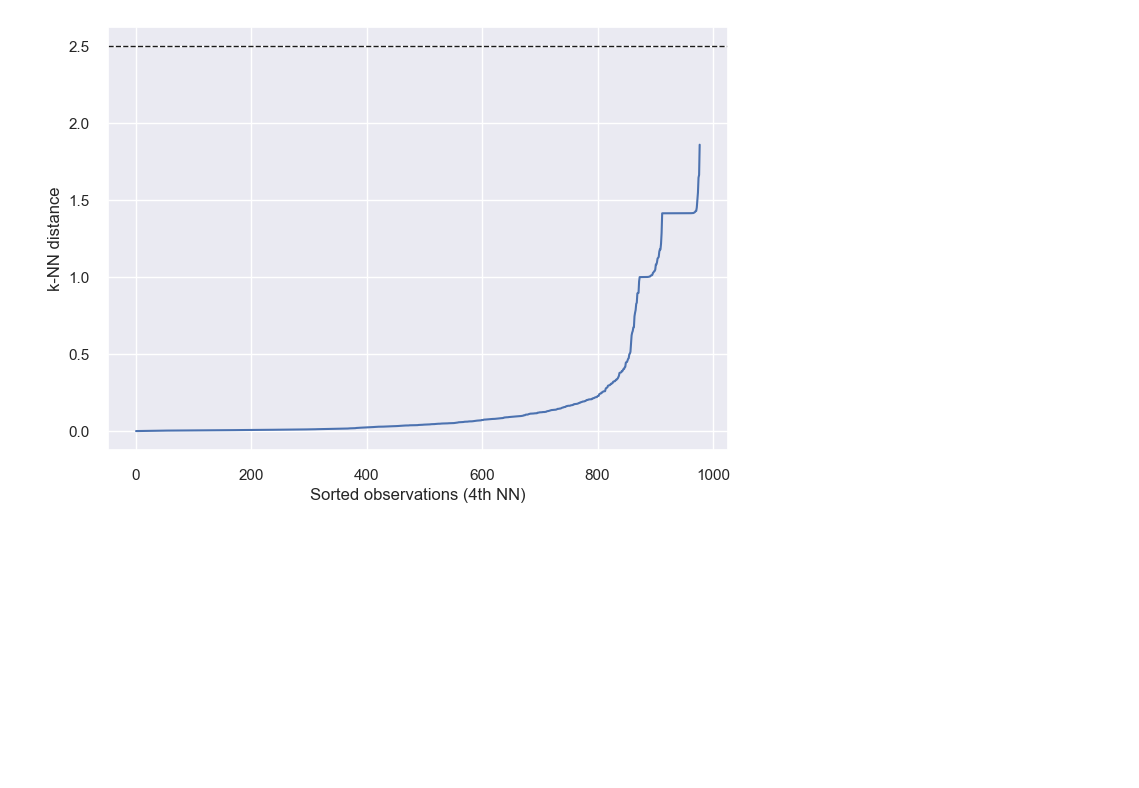
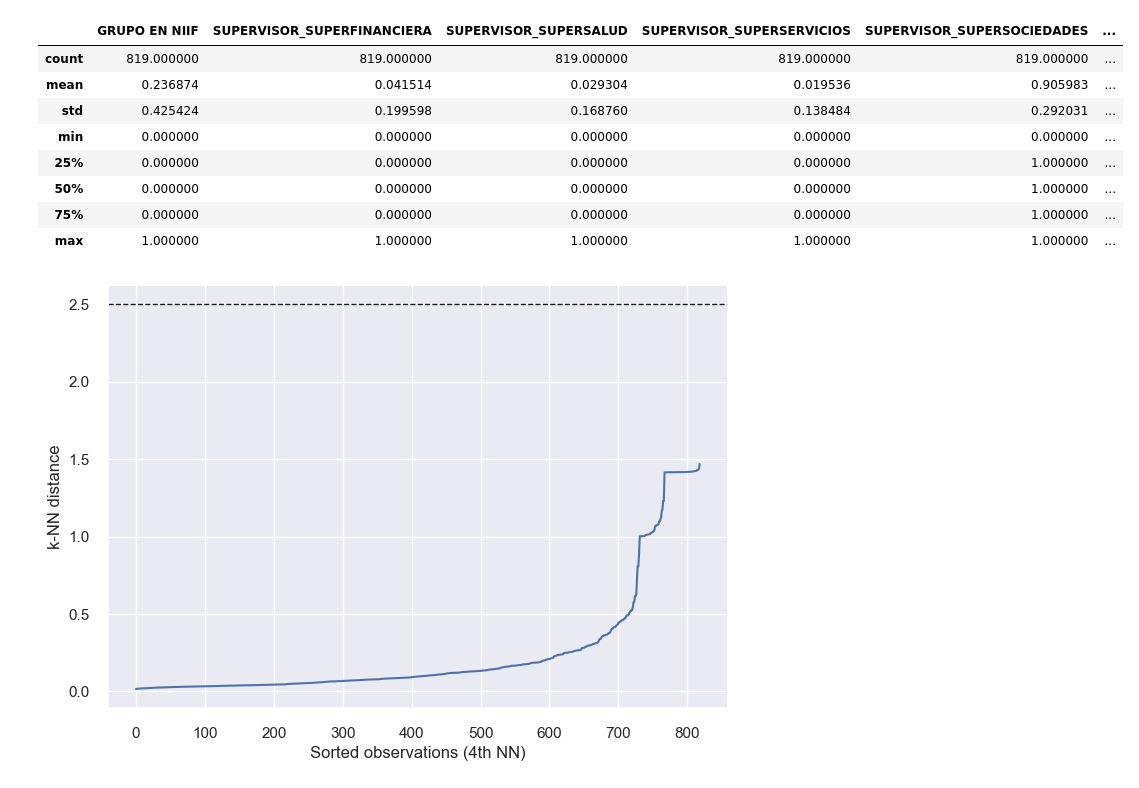
Before and after one commit to JESUSDAVIDBARRIOS/repo_labs_BI, a Jupyter notebook: lab2/DBScan.ipynb, the cells around one changed output. Cells and saved outputs as stored; diff of their text form; code cells hidden in the pictures; blank space fills up the shorter version.

```diff
--- a/lab2/DBScan.ipynb
+++ b/lab2/DBScan.ipynb
@@ -23,3 +23,17 @@ df.sample(5)
+# %%
+# Estandarización de los datos
+df = (df-df.min())/(df.max()-df.min())
+df.describe()
+# %% [output]
+|  | GRUPO EN NIIF | SUPERVISOR_SUPERFINANCIERA | SUPERVISOR_SUPERSALUD | SUPERVISOR_SUPERSERVICIOS | SUPERVISOR_SUPERSOCIEDADES | ... |
+| count | 819.000000 | 819.000000 | 819.000000 | 819.000000 | 819.000000 | ... |
+| mean | 0.236874 | 0.041514 | 0.029304 | 0.019536 | 0.905983 | ... |
+| std | 0.425424 | 0.199598 | 0.168760 | 0.138484 | 0.292031 | ... |
+| min | 0.000000 | 0.000000 | 0.000000 | 0.000000 | 0.000000 | ... |
+| 25% | 0.000000 | 0.000000 | 0.000000 | 0.000000 | 1.000000 | ... |
+| 50% | 0.000000 | 0.000000 | 0.000000 | 0.000000 | 1.000000 | ... |
+| 75% | 0.000000 | 0.000000 | 0.000000 | 0.000000 | 1.000000 | ... |
+| max | 1.000000 | 1.000000 | 1.000000 | 1.000000 | 1.000000 | ... |
 # %%
 nbrs = NearestNeighbors(n_neighbors=5).fit(df)
 
@@ -37,7 +51,7 @@ plt.ylabel("k-NN distance")
 plt.xlabel("Sorted observations (4th NN)")
 plt.show()
 # %% [output]
-[figure, old version]
+[figure, new version]
 # %%
 clusters = DBSCAN(eps=0.4, min_samples=5).fit(df)
 
```
Also changed, not shown: parts of 5 cells of this notebook, 2 other files.
